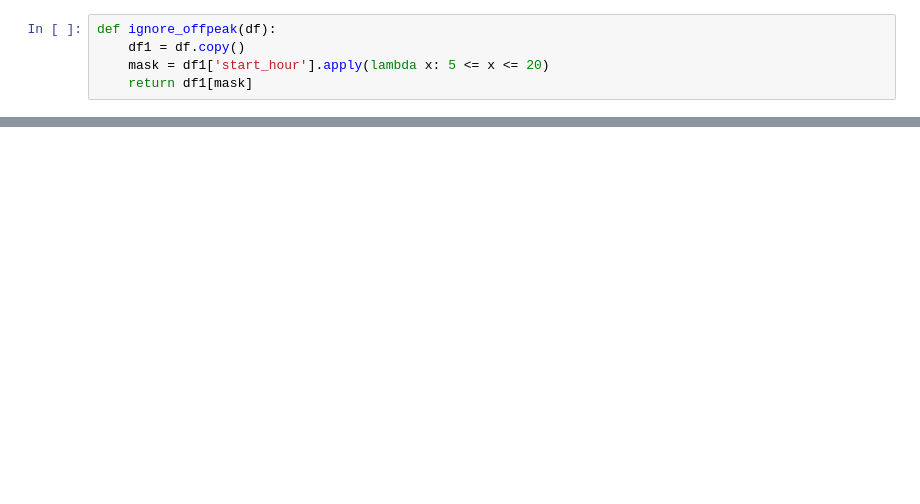
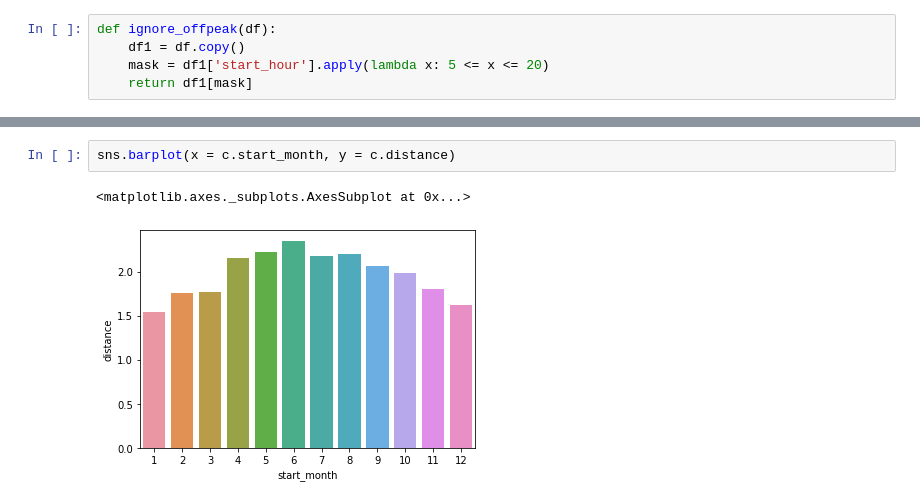
Before and after one commit to zhangym1256/Citi-Bike-Capstone, a Jupyter notebook: may/data_extraction.ipynb, the cells around one changed output, grey strips where cells are left out. Drawn from its saved outputs; the diff is of its cells as text; blank space fills up the shorter version.

```diff
--- a/may/data_extraction.ipynb
+++ b/may/data_extraction.ipynb
@@ -123,0 +209,5 @@ dtype: int64
+# %%
+sns.barplot(x = c.start_month, y = c.distance)
+# %% [output]
+<matplotlib.axes._subplots.AxesSubplot at 0x...>
+[figure, added]
```
Also changed, not shown: parts of 56 cells of this notebook.
